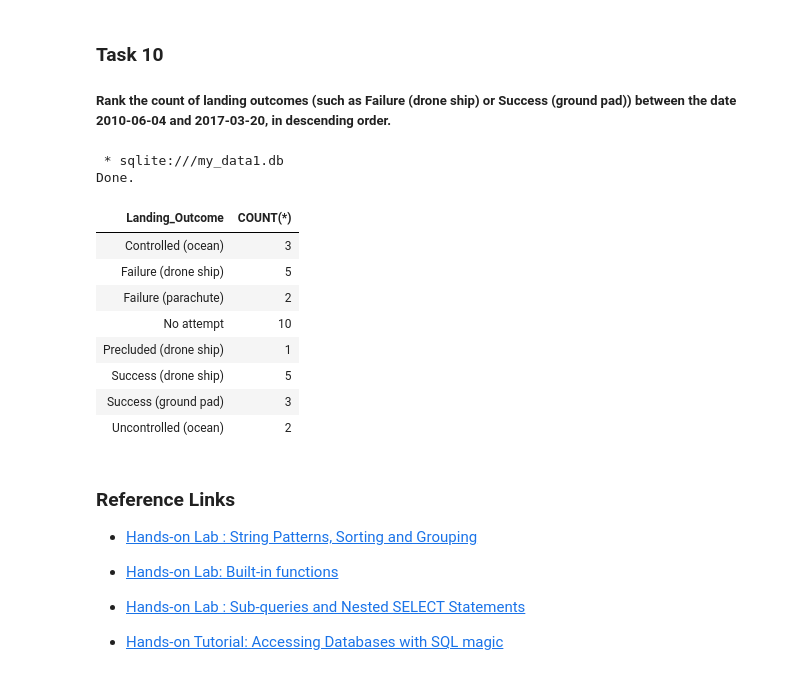
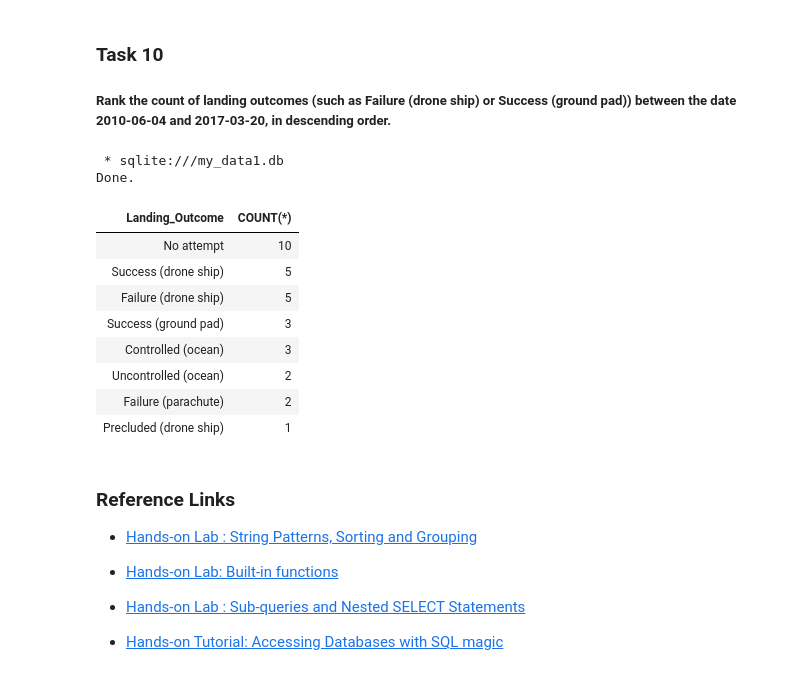
Before and after one commit to gmann300/ibm_ds_cap_final, a Jupyter notebook: jupyter-labs-eda-sql-coursera_sqllite.ipynb, the cells around one changed output. Cells and saved outputs as stored; diff of their text form; code cells hidden in the pictures.

```diff
--- a/jupyter-labs-eda-sql-coursera_sqllite.ipynb
+++ b/jupyter-labs-eda-sql-coursera_sqllite.ipynb
@@ -306,20 +301,21 @@ Done.
 # %%
 %%sql SELECT "Landing_Outcome", COUNT(*)
     FROM SPACEXTABLE
     WHERE "Date" >= '2010-06-04' AND "Date" <= '2017-03-20'
     GROUP BY "Landing_Outcome"
+    ORDER BY COUNT(*) DESC
 # %% [output]
  * sqlite:///my_data1.db
 Done.
 | Landing_Outcome | COUNT(*) |
+| No attempt | 10 |
+| Success (drone ship) | 5 |
+| Failure (drone ship) | 5 |
+| Success (ground pad) | 3 |
 | Controlled (ocean) | 3 |
-| Failure (drone ship) | 5 |
+| Uncontrolled (ocean) | 2 |
 | Failure (parachute) | 2 |
-| No attempt | 10 |
 | Precluded (drone ship) | 1 |
-| Success (drone ship) | 5 |
-| Success (ground pad) | 3 |
-| Uncontrolled (ocean) | 2 |
 # %% [markdown]
 ### Reference Links
 
```
Also changed, not shown: parts of 3 cells of this notebook.
